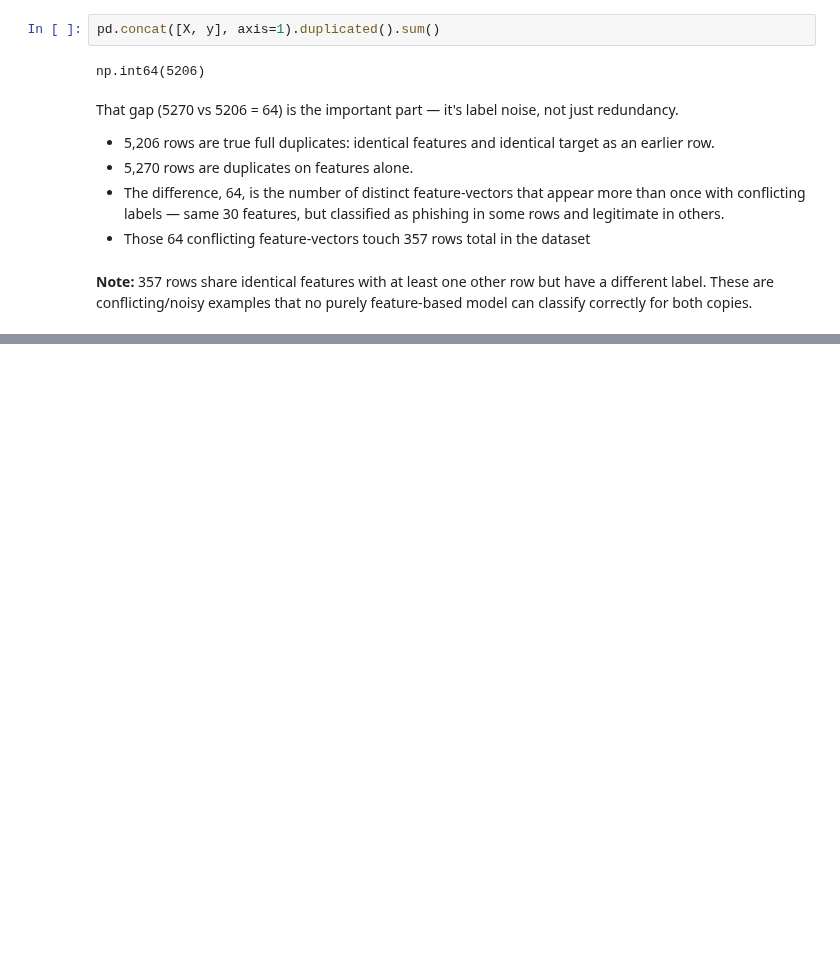
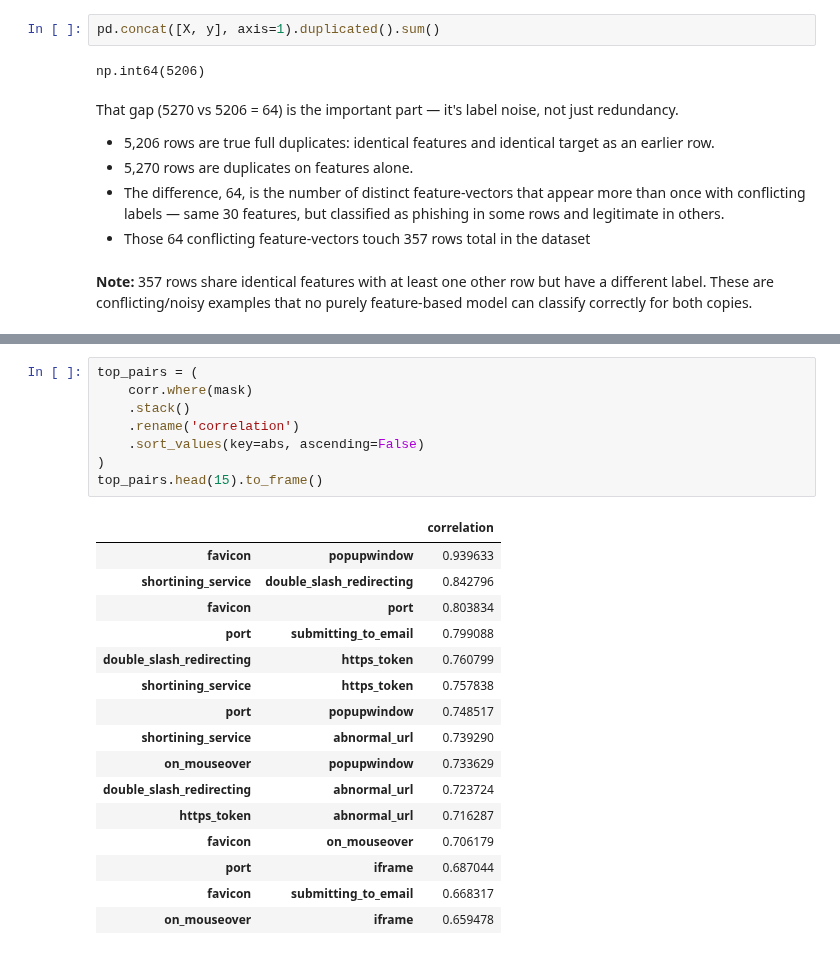
Before and after one commit to imgabrielas/Not-So-Small-ML, a Jupyter notebook: Phishing Websites/notebook.ipynb, the cells around one changed output, grey strips where cells are left out. Cells and saved outputs as stored; diff of their text form; blank space fills up the shorter version.

```diff
--- a/Phishing Websites/notebook.ipynb
+++ b/Phishing Websites/notebook.ipynb
@@ -145,0 +255,25 @@ That gap (5270 vs 5206 = 64) is the important part — it's label noise, not jus
+# %%
+top_pairs = (
+    corr.where(mask)
+    .stack()
+    .rename('correlation')
+    .sort_values(key=abs, ascending=False)
+)
+top_pairs.head(15).to_frame()
+# %% [output]
+|  |  | correlation |
+| favicon | popupwindow | 0.939633 |
+| shortining_service | double_slash_redirecting | 0.842796 |
+| favicon | port | 0.803834 |
+| port | submitting_to_email | 0.799088 |
+| double_slash_redirecting | https_token | 0.760799 |
+| shortining_service | https_token | 0.757838 |
+| port | popupwindow | 0.748517 |
+| shortining_service | abnormal_url | 0.739290 |
+| on_mouseover | popupwindow | 0.733629 |
+| double_slash_redirecting | abnormal_url | 0.723724 |
+| https_token | abnormal_url | 0.716287 |
+| favicon | on_mouseover | 0.706179 |
+| port | iframe | 0.687044 |
+| favicon | submitting_to_email | 0.668317 |
+| on_mouseover | iframe | 0.659478 |
```
Also changed, not shown: parts of 9 cells of this notebook.
